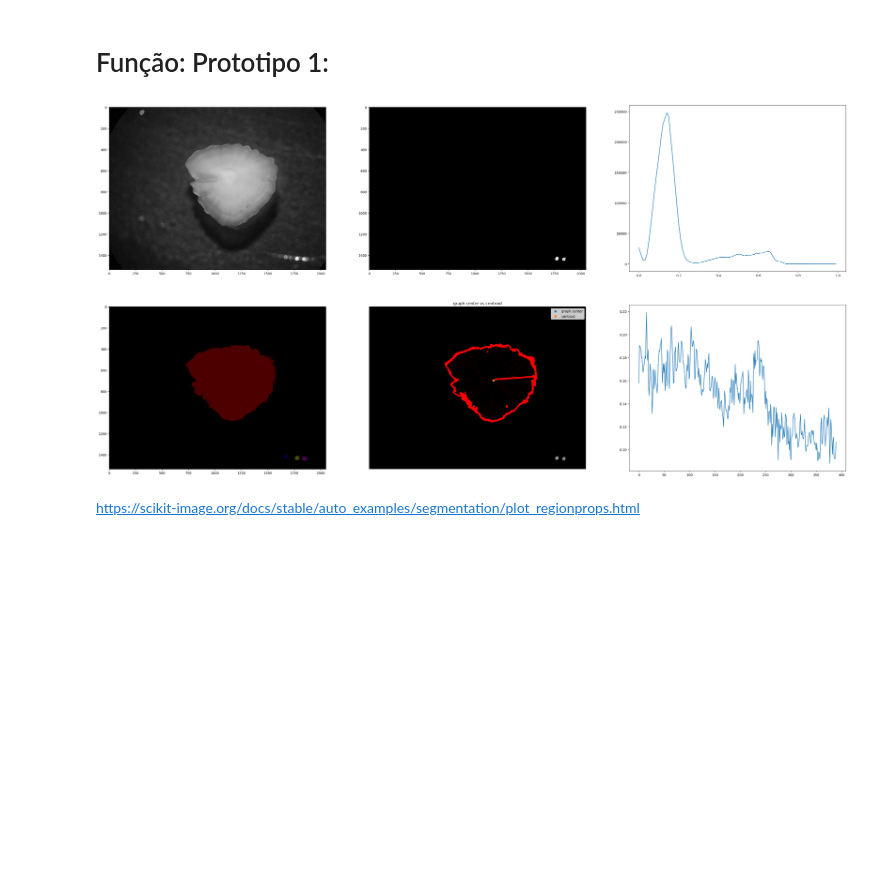
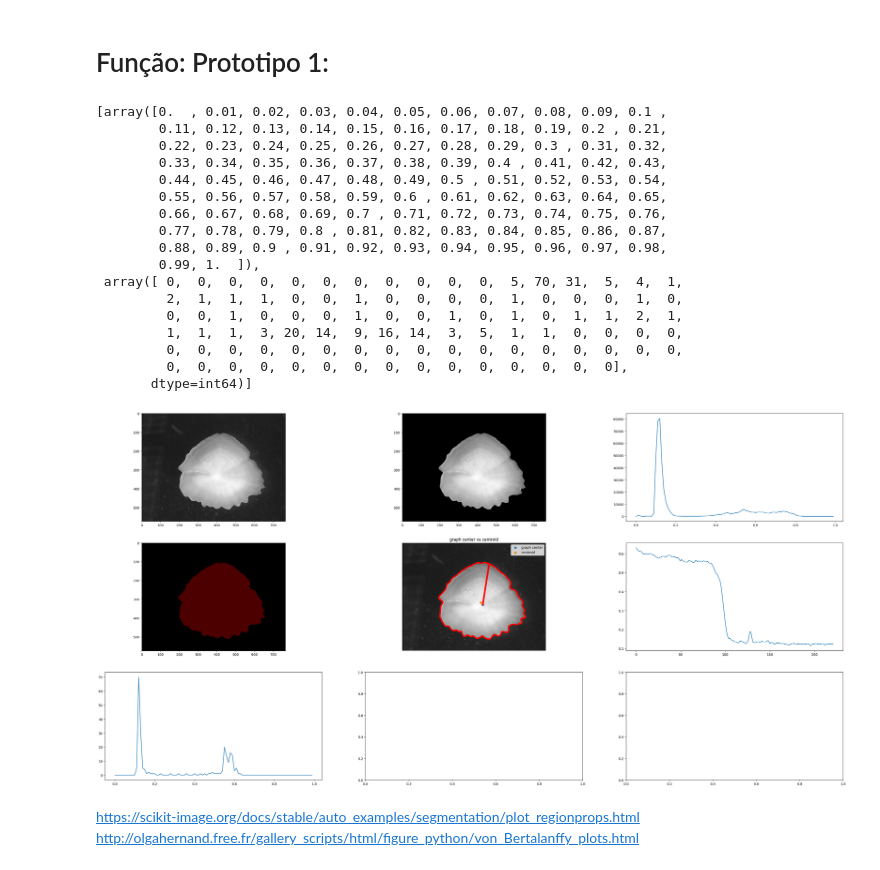
Before and after one commit to AJSRocha/msc_ds_vc, a Jupyter notebook: progress_report.ipynb, the cells around one changed output. Drawn from its saved outputs; the diff is of its cells as text; code cells hidden in the pictures; blank space fills up the shorter version.

```diff
--- a/progress_report.ipynb
+++ b/progress_report.ipynb
@@ -7,0 +14,18 @@ from skimage import io
+# %%
+dados = pd.DataFrame()
+# importa nome dos ficheiros
+lista = []
+for file in os.listdir('photos/bios'):
+    lista.append(file)
+dados['file'] = lista
+# extrai atributos dos ficheiros com base nos nomes
+res = []
+for name in dados['file']:
+    res.append(name.split('-'))
+
+dados['Lt'] = [item[5] for item in res]
+dados['month'] = [item[3][2:5] for item in res]
+# prepara idades
+dados['age'] = 0
+#limpeza
+del lista, res
@@ -15,6 +57,9 @@ teste_04 = io.imread('photos/NOVAS FOTOS/0004.tif', plugin='pil')
 # %%
 def processador(imagem, plot:bool=True):
     colapsado = skimage.color.rgb2gray(imagem)
+
+    # prepara histograma para desenhar imagem
+    histogram, bin_edges = np.histogram(colapsado, bins=100, range=(0, 1))
 
     # detecta a borda e cria uma mascara
     markers = np.zeros_like(colapsado)
@@ -54,22 +99,24 @@ def processador(imagem, plot:bool=True):
 
     distancia = []
     for item in res:
-        distancia.append(np.sqrt((origin_y-item[1])**2 + np.sqrt(origin_x-item[0])**2))
+        distancia.append(np.sqrt((origin_y-item[1])**2 + (origin_x-item[0])**2))
     max_index = distancia.index(max(distancia))
     extremo = res[max_index]
 
     # linha de perfil a partir do centroide
     profile = skimage.measure.profile_line(colapsado, src = (origin_x, origin_y), dst = (extremo[1],extremo[0]))
 
+    # histograma do perfil; intuiçao para smoothing
+    p_hist, p_bin = np.histogram(profile, bins=100, range=(0, 1))
+
     # plots
     if plot:
-        f, ax = plt.subplots(2,3, figsize = (40,20))
+        f, ax = plt.subplots(3,3, figsize = (40,20))
         # imagem original em grayscale
         ax[0,0].imshow(colapsado, cmap = plt.cm.gray)
         # imagem original depois de retirar o fundo por watershed
         ax[0,1].imshow(colapsado * mascara, cmap = plt.cm.gray)
         # histograma da imagem original
-        histogram, bin_edges = np.histogram(colapsado, bins=100, range=(0, 1))
         ax[0,2].plot(bin_edges[0:-1], histogram)
         # regiao do otolito determinada por hysteresis
         ax[1,0].imshow(otolito, cmap = plt.cm.gray)
@@ -78,7 +125,8 @@ def processador(imagem, plot:bool=True):
         origin = [origin_x, extremo[1]]
         dest = [origin_y,extremo[0]]
 
-        ax[1,1].imshow(skimage.color.label2rgb(skeleton, colapsado*mascara))
+        #ax[1,1].imshow(skimage.color.label2rgb(skeleton, colapsado*mascara)) # versao original com mascara
+        ax[1,1].imshow(colapsado, cmap = plt.cm.gray)
         ax[1,1].plot(origin, dest, linewidth = 5, color = 'r')
         ax[1,1].scatter(px[1], px[0], label='graph center')
         ax[1,1].scatter(centroid[1], centroid[0], label='centroid')
@@ -90,15 +138,31 @@ def processador(imagem, plot:bool=True):
 
         # perfil desenhado do otolito
         ax[1,2].plot(profile)
+        # histograma do perfil
+        ax[2,0].plot(p_bin[0:-1], p_hist)
 
-        #ax[2,0].imshow(imagem)
-
-
-
-    #return borda
+    return [p_bin, p_hist]
 # %%
-processador(teste_04, True)
+processador(teste_01, True)
 # %% [output]
+[array([0.  , 0.01, 0.02, 0.03, 0.04, 0.05, 0.06, 0.07, 0.08, 0.09, 0.1 ,
+        0.11, 0.12, 0.13, 0.14, 0.15, 0.16, 0.17, 0.18, 0.19, 0.2 , 0.21,
+        0.22, 0.23, 0.24, 0.25, 0.26, 0.27, 0.28, 0.29, 0.3 , 0.31, 0.32,
+        0.33, 0.34, 0.35, 0.36, 0.37, 0.38, 0.39, 0.4 , 0.41, 0.42, 0.43,
+        0.44, 0.45, 0.46, 0.47, 0.48, 0.49, 0.5 , 0.51, 0.52, 0.53, 0.54,
+        0.55, 0.56, 0.57, 0.58, 0.59, 0.6 , 0.61, 0.62, 0.63, 0.64, 0.65,
+        0.66, 0.67, 0.68, 0.69, 0.7 , 0.71, 0.72, 0.73, 0.74, 0.75, 0.76,
+        0.77, 0.78, 0.79, 0.8 , 0.81, 0.82, 0.83, 0.84, 0.85, 0.86, 0.87,
+        0.88, 0.89, 0.9 , 0.91, 0.92, 0.93, 0.94, 0.95, 0.96, 0.97, 0.98,
+        0.99, 1.  ]),
+ array([ 0,  0,  0,  0,  0,  0,  0,  0,  0,  0,  0,  5, 70, 31,  5,  4,  1,
+         2,  1,  1,  1,  0,  0,  1,  0,  0,  0,  0,  1,  0,  0,  0,  1,  0,
+         0,  0,  1,  0,  0,  0,  1,  0,  0,  1,  0,  1,  0,  1,  1,  2,  1,
+         1,  1,  1,  3, 20, 14,  9, 16, 14,  3,  5,  1,  1,  0,  0,  0,  0,
+         0,  0,  0,  0,  0,  0,  0,  0,  0,  0,  0,  0,  0,  0,  0,  0,  0,
+         0,  0,  0,  0,  0,  0,  0,  0,  0,  0,  0,  0,  0,  0,  0],
+       dtype=int64)]
-[figure, old version]
+[figure, new version]
 # %% [markdown]
 https://scikit-image.org/docs/stable/auto_examples/segmentation/plot_regionprops.html
+http://olgahernand.free.fr/gallery_scripts/html/figure_python/von_Bertalanffy_plots.html
```
Also changed, not shown: parts of 9 cells of this notebook.
